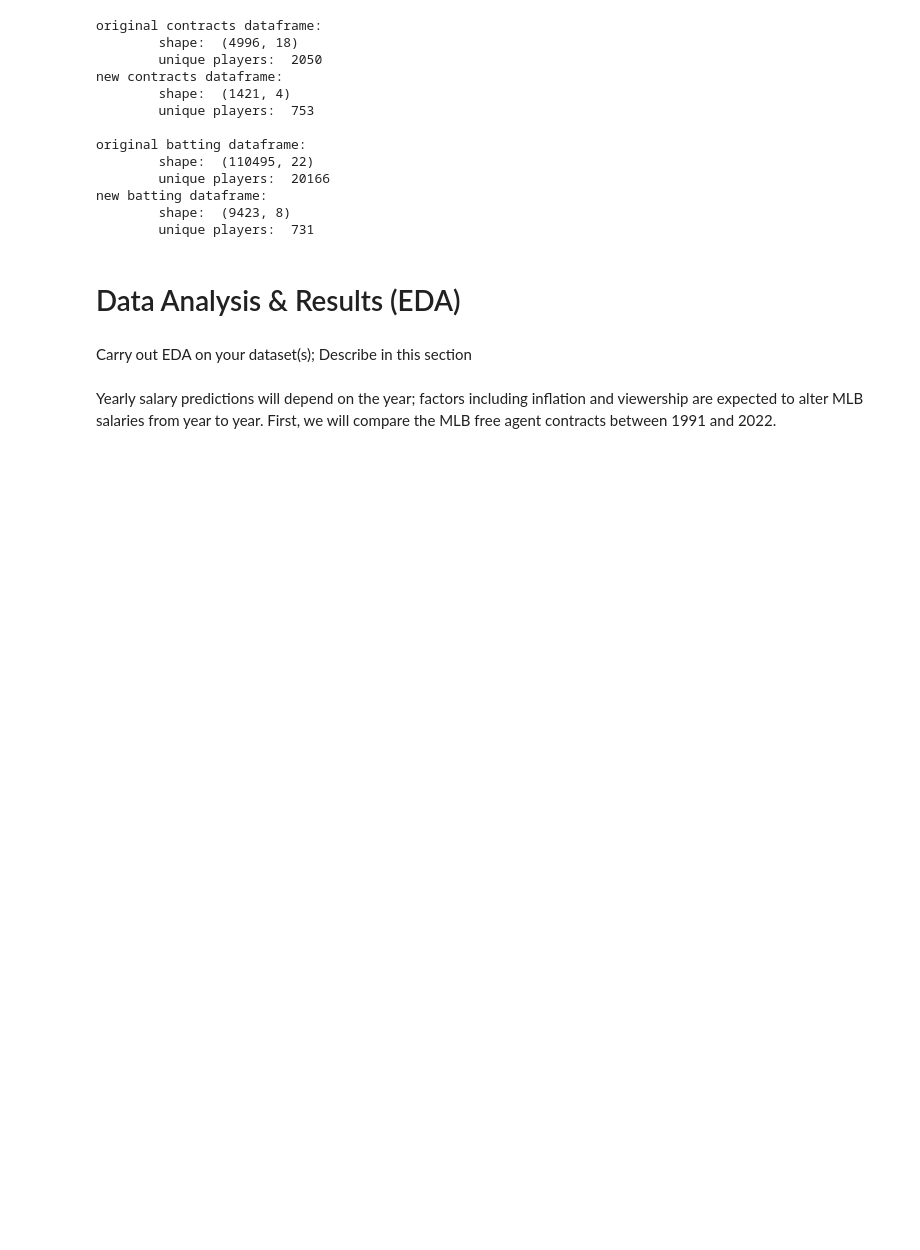
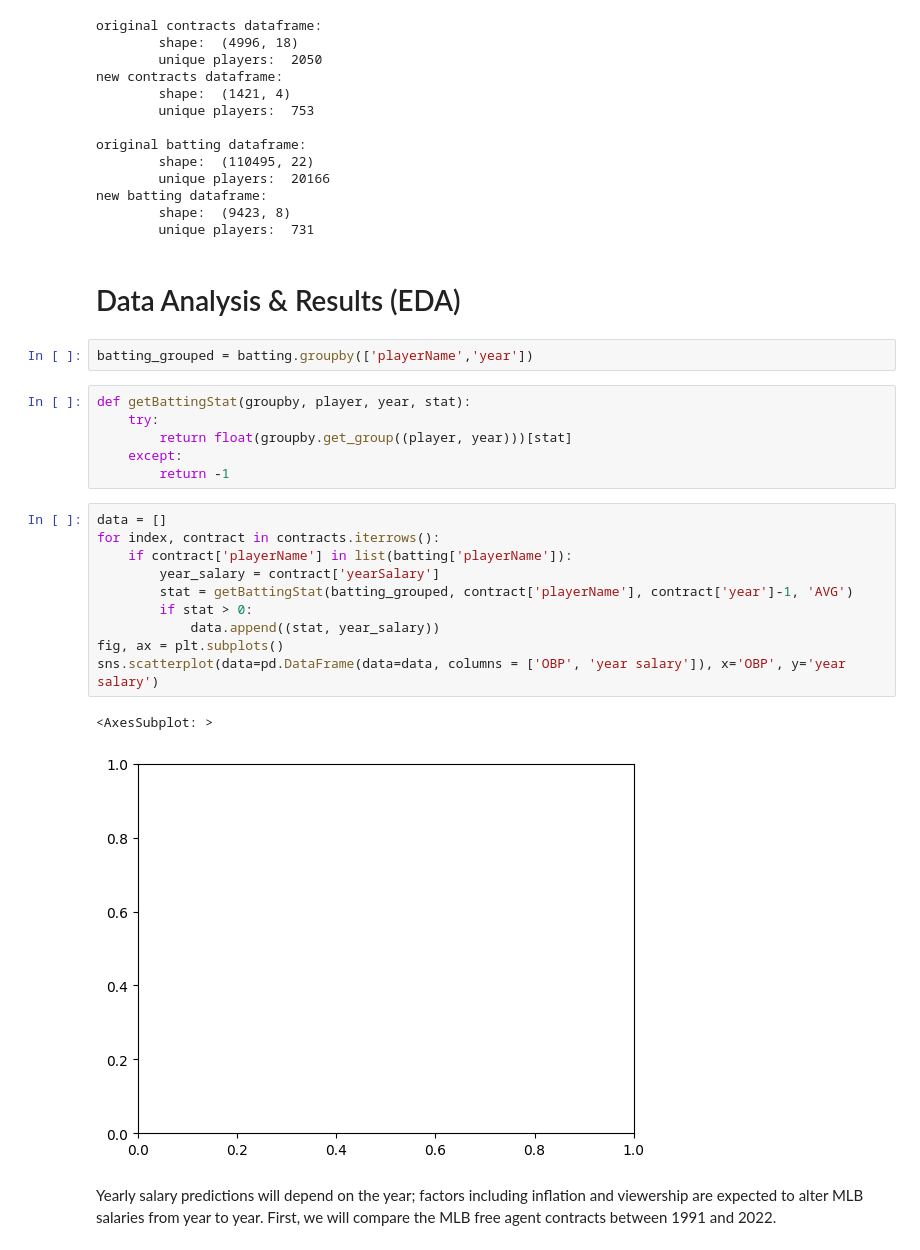
Before and after one commit to leo3friedman/baseball-salary-prediction, a Jupyter notebook: EDACheckpointGroup_042-Fa22.ipynb, the cells around one changed output. Saved outputs shown, nothing was run; the diff lists cells and outputs as text; blank space fills up the shorter version.

Commit message:
add OBP graph

```diff
--- a/EDACheckpointGroup_042-Fa22.ipynb
+++ b/EDACheckpointGroup_042-Fa22.ipynb
@@ -305,8 +305,27 @@ new batting dataframe:
         unique players:  731
 # %% [markdown]
 # Data Analysis & Results (EDA)
-# %% [markdown]
-Carry out EDA on your dataset(s); Describe in this section
+# %%
+batting_grouped = batting.groupby(['playerName','year'])
+# %%
+def getBattingStat(groupby, player, year, stat):
+    try:
+        return float(groupby.get_group((player, year)))[stat]
+    except:
+        return -1
+# %%
+data = []
+for index, contract in contracts.iterrows():
+    if contract['playerName'] in list(batting['playerName']):
+        year_salary = contract['yearSalary']
+        stat = getBattingStat(batting_grouped, contract['playerName'], contract['year']-1, 'AVG')
+        if stat > 0:
+            data.append((stat, year_salary))
+fig, ax = plt.subplots()
+sns.scatterplot(data=pd.DataFrame(data=data, columns = ['OBP', 'year salary']), x='OBP', y='year salary')
+# %% [output]
+<AxesSubplot: >
+[figure, added]
 # %% [markdown]
 Yearly salary predictions will depend on the year; factors including inflation and viewership are expected to alter MLB salaries from year to year. First, we will compare the MLB free agent contracts between 1991 and 2022.
 # %%
```
Also changed, not shown: parts of 3 cells of this notebook.
